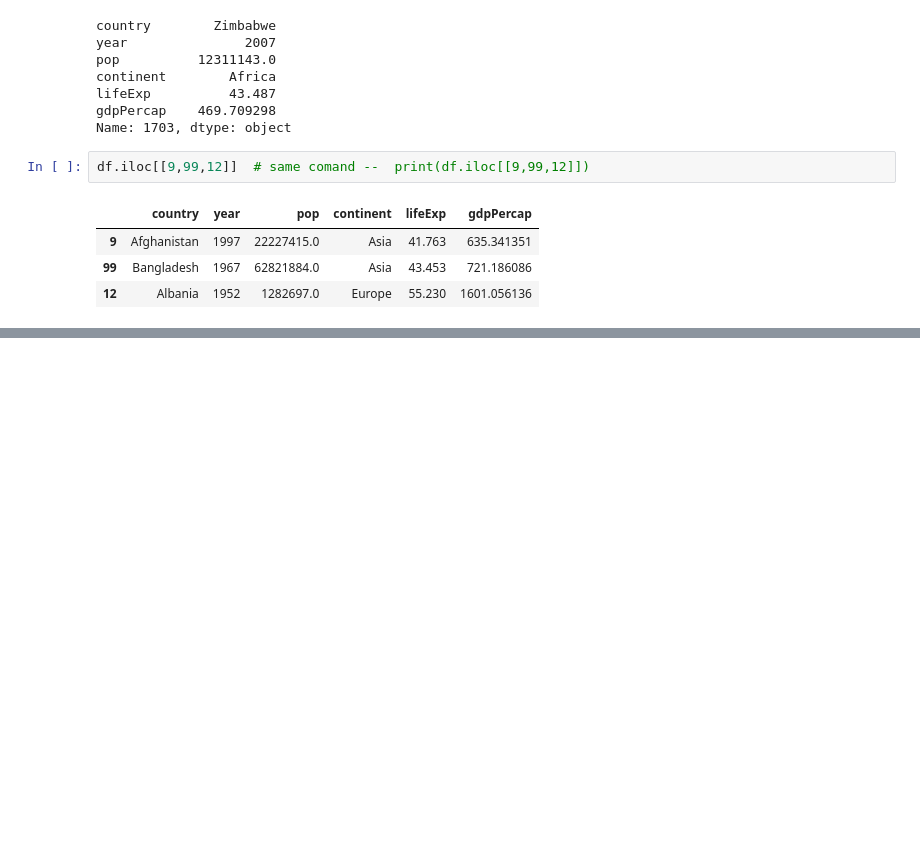
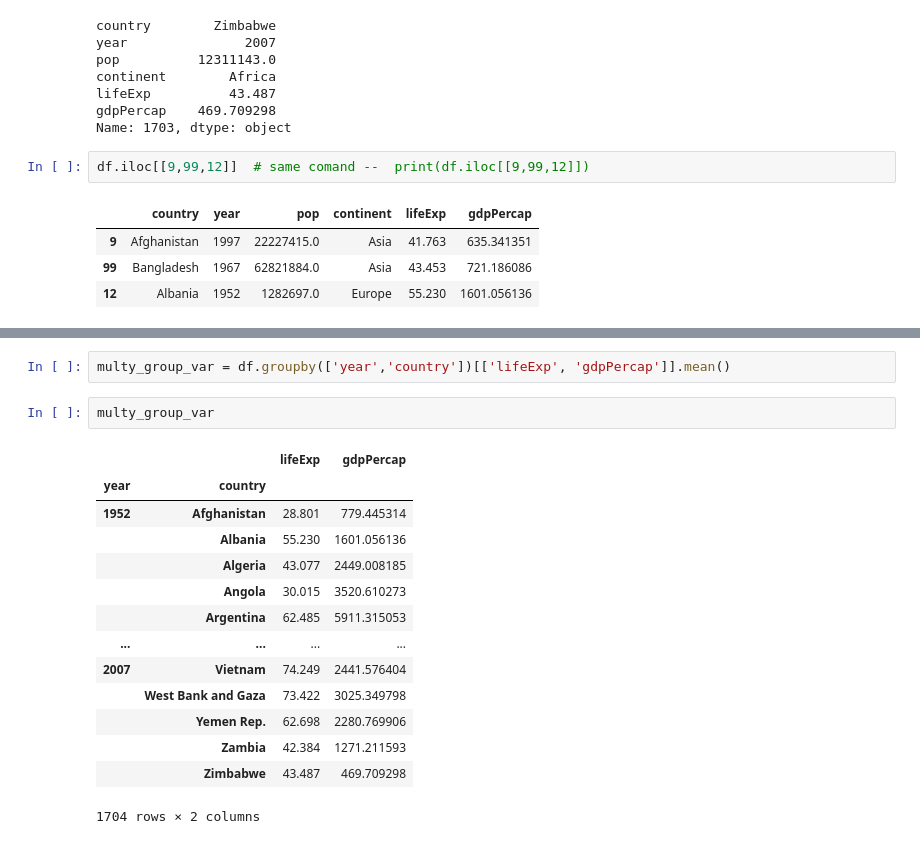
Before and after one commit to amanmuarya/Data_Analytics_with_Python, a Jupyter notebook: 1--WEEK/Python Fundamentals - II.ipynb, the cells around one changed output, grey strips where cells are left out. Saved outputs shown, nothing was run; the diff lists cells and outputs as text; blank space fills up the shorter version.

```diff
--- a/1--WEEK/Python Fundamentals - II.ipynb
+++ b/1--WEEK/Python Fundamentals - II.ipynb
@@ -70,0 +171,19 @@ df.iloc[[9,99,12]]  # same comand --  print(df.iloc[[9,99,12]])
+# %%
+multy_group_var = df.groupby(['year','country'])[['lifeExp', 'gdpPercap']].mean()
+# %%
+multy_group_var
+# %% [output]
+|  |  | lifeExp | gdpPercap |
+| year | country |  |  |
+| 1952 | Afghanistan | 28.801 | 779.445314 |
+|  | Albania | 55.230 | 1601.056136 |
+|  | Algeria | 43.077 | 2449.008185 |
+|  | Angola | 30.015 | 3520.610273 |
+|  | Argentina | 62.485 | 5911.315053 |
+| ... | ... | ... | ... |
+| 2007 | Vietnam | 74.249 | 2441.576404 |
+|  | West Bank and Gaza | 73.422 | 3025.349798 |
+|  | Yemen Rep. | 62.698 | 2280.769906 |
+|  | Zambia | 42.384 | 1271.211593 |
+|  | Zimbabwe | 43.487 | 469.709298 |
+1704 rows × 2 columns
```
Also changed, not shown: parts of 17 cells of this notebook.
